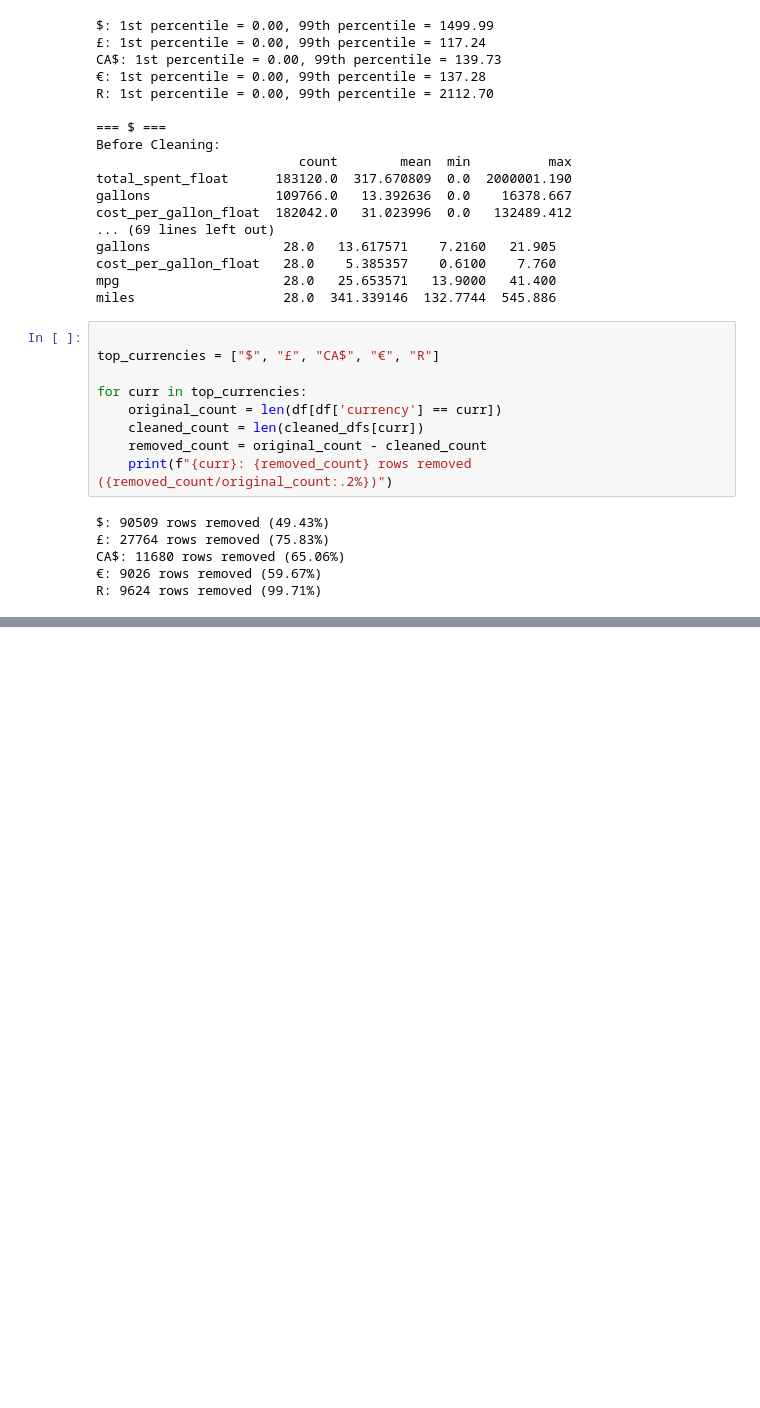
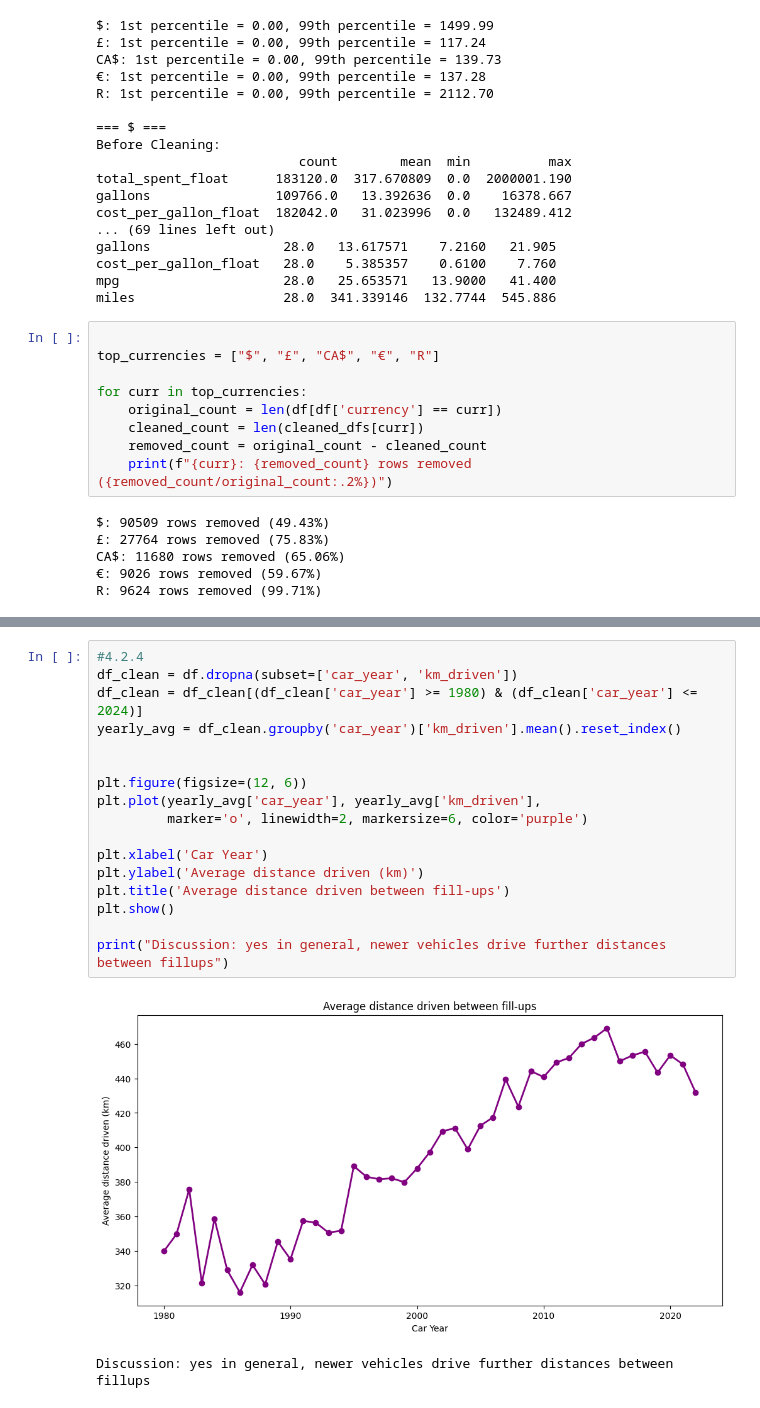
Before and after one commit to IDVE-PROJECT-01/Assignment-1, a Jupyter notebook: notebook.ipynb, the cells around one changed output, grey strips where cells are left out. Saved outputs shown, nothing was run; the diff lists cells and outputs as text; blank space fills up the shorter version.

```diff
--- a/notebook.ipynb
+++ b/notebook.ipynb
@@ -464,0 +558,20 @@ R: 9624 rows removed (99.71%)
+# %%
+#4.2.4
+df_clean = df.dropna(subset=['car_year', 'km_driven'])
+df_clean = df_clean[(df_clean['car_year'] >= 1980) & (df_clean['car_year'] <= 2024)]
+yearly_avg = df_clean.groupby('car_year')['km_driven'].mean().reset_index()
+
+
+plt.figure(figsize=(12, 6))
+plt.plot(yearly_avg['car_year'], yearly_avg['km_driven'],
+         marker='o', linewidth=2, markersize=6, color='purple')
+
+plt.xlabel('Car Year')
+plt.ylabel('Average distance driven (km)')
+plt.title('Average distance driven between fill-ups')
+plt.show()
+
+print("Discussion: yes in general, newer vehicles drive further distances between fillups")
+# %% [output]
+[figure, added]
+Discussion: yes in general, newer vehicles drive further distances between fillups
```
Also changed, not shown: parts of 12 cells of this notebook.
